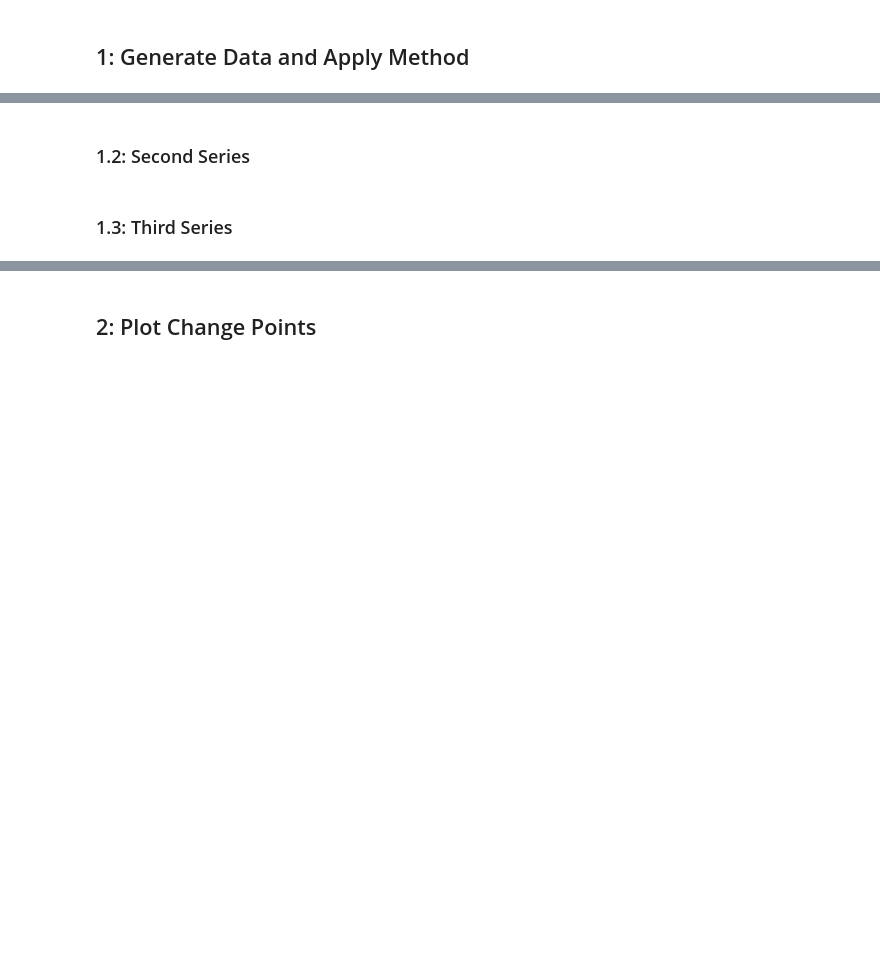
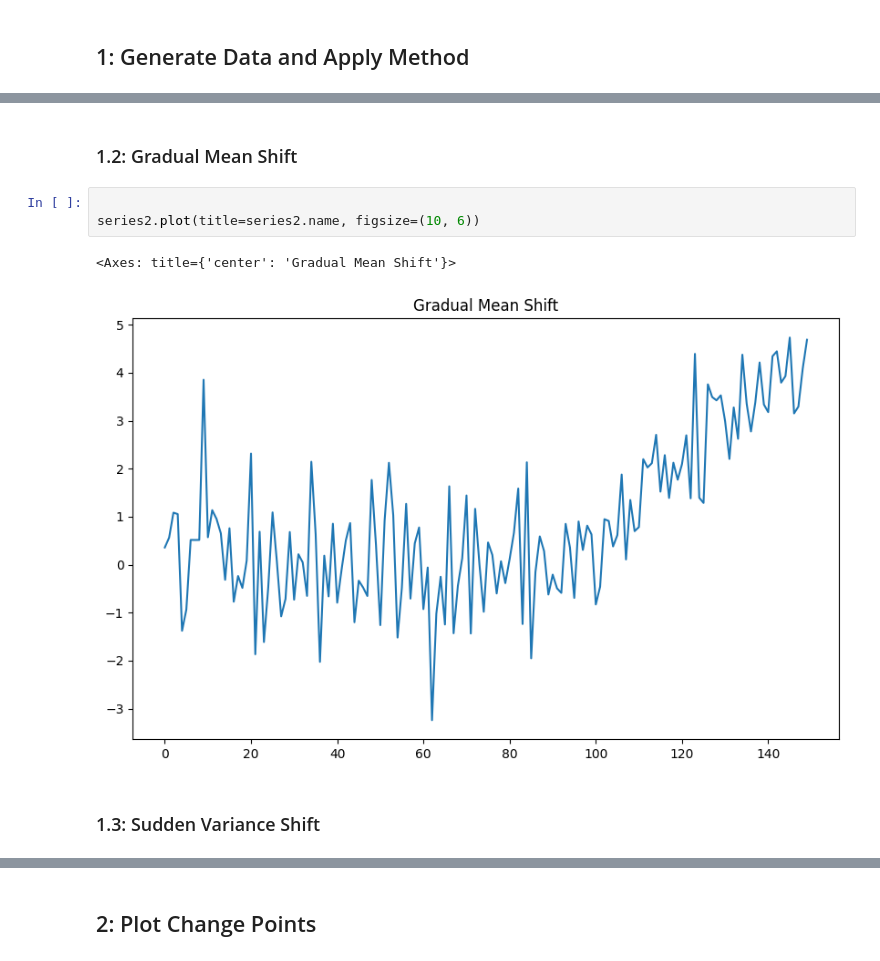
Before and after one commit to coalbert-cisco/change-point-detection, a Jupyter notebook: change-point-detection-tester.ipynb, the cells around one changed output, grey strips where cells are left out. Cells and saved outputs as stored; diff of their text form; blank space fills up the shorter version.

```diff
--- a/change-point-detection-tester.ipynb
+++ b/change-point-detection-tester.ipynb
@@ -19,4 +37,10 @@ from change_point_detection_helper import threshold_finder, detect_change_points
 # %% [markdown]
-### 1.2: Second Series
+### 1.2: Gradual Mean Shift
+# %%
+
+series2.plot(title=series2.name, figsize=(10, 6))
+# %% [output]
+<Axes: title={'center': 'Gradual Mean Shift'}>
+[figure, added]
 # %% [markdown]
-### 1.3: Third Series
+### 1.3: Sudden Variance Shift
```
Also changed, not shown: parts of 10 cells of this notebook, 1 other file.
